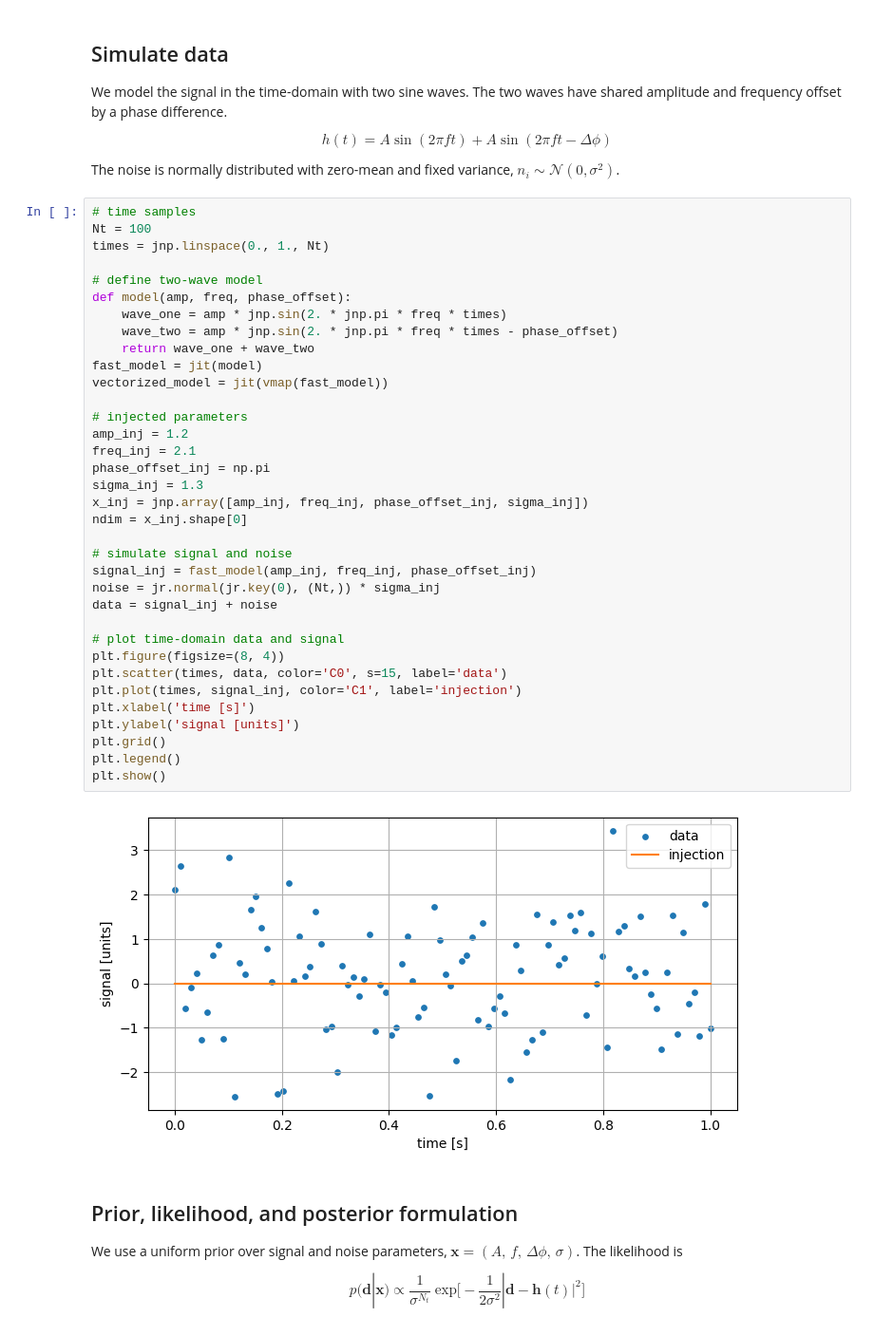
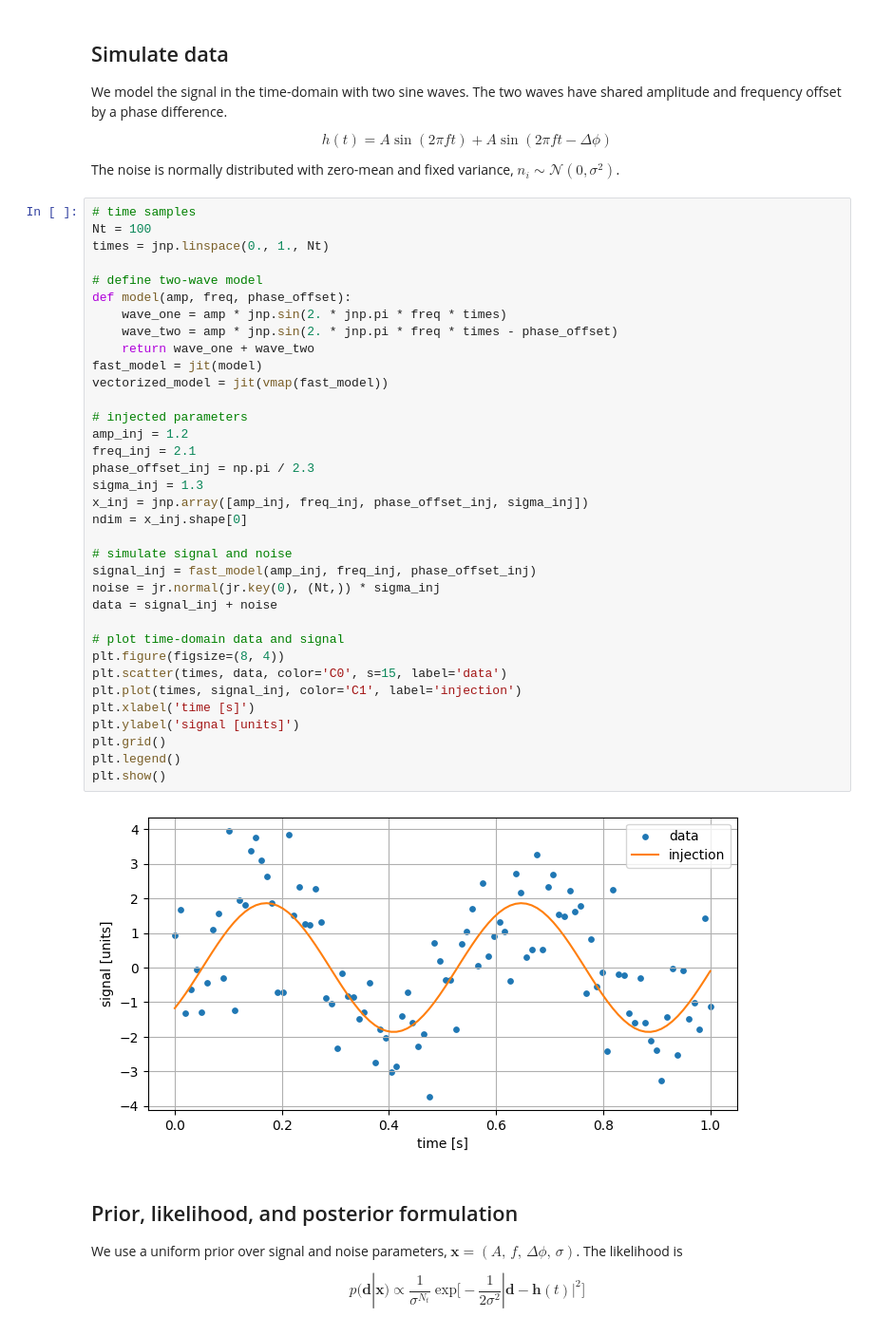
Before and after one commit to aiden-g12321/miscMCMC, a Jupyter notebook: examples/two_waves.ipynb, the cells around one changed output. Shown at 95% size. Drawn from its saved outputs; the diff is of its cells as text.

```diff
--- a/examples/two_waves.ipynb
+++ b/examples/two_waves.ipynb
@@ -43,35 +43,35 @@ times = jnp.linspace(0., 1., Nt)
 # define two-wave model
 def model(amp, freq, phase_offset):
     wave_one = amp * jnp.sin(2. * jnp.pi * freq * times)
     wave_two = amp * jnp.sin(2. * jnp.pi * freq * times - phase_offset)
     return wave_one + wave_two
 fast_model = jit(model)
 vectorized_model = jit(vmap(fast_model))
 
 # injected parameters
 amp_inj = 1.2
 freq_inj = 2.1
-phase_offset_inj = np.pi
+phase_offset_inj = np.pi / 2.3
 sigma_inj = 1.3
 x_inj = jnp.array([amp_inj, freq_inj, phase_offset_inj, sigma_inj])
 ndim = x_inj.shape[0]
 
 # simulate signal and noise
 signal_inj = fast_model(amp_inj, freq_inj, phase_offset_inj)
 noise = jr.normal(jr.key(0), (Nt,)) * sigma_inj
 data = signal_inj + noise
 
 # plot time-domain data and signal
 plt.figure(figsize=(8, 4))
 plt.scatter(times, data, color='C0', s=15, label='data')
 plt.plot(times, signal_inj, color='C1', label='injection')
 plt.xlabel('time [s]')
 plt.ylabel('signal [units]')
 plt.grid()
 plt.legend()
 plt.show()
 # %% [output]
-[figure, old version]
+[figure, new version]
 # %% [markdown]
 ## Prior, likelihood, and posterior formulation
 
```
Also changed, not shown: parts of 11 cells of this notebook, 3 other files.
